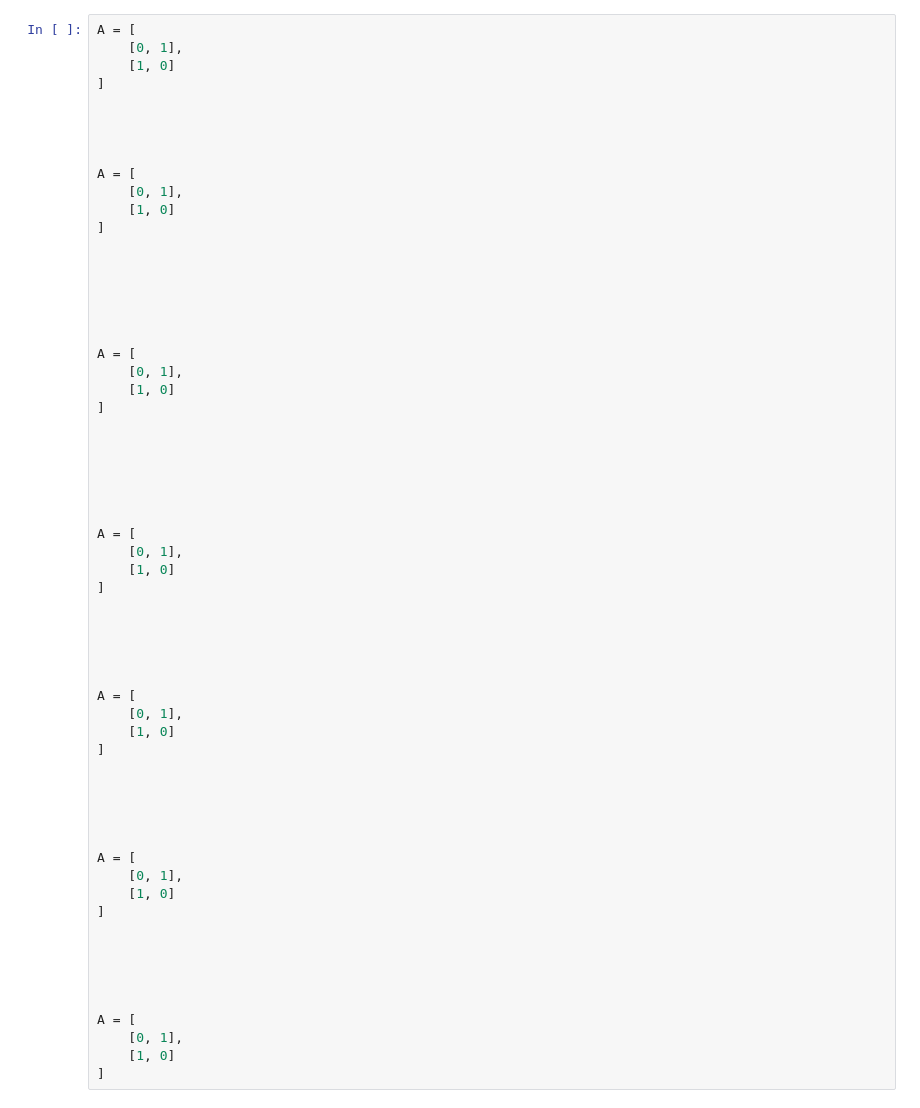
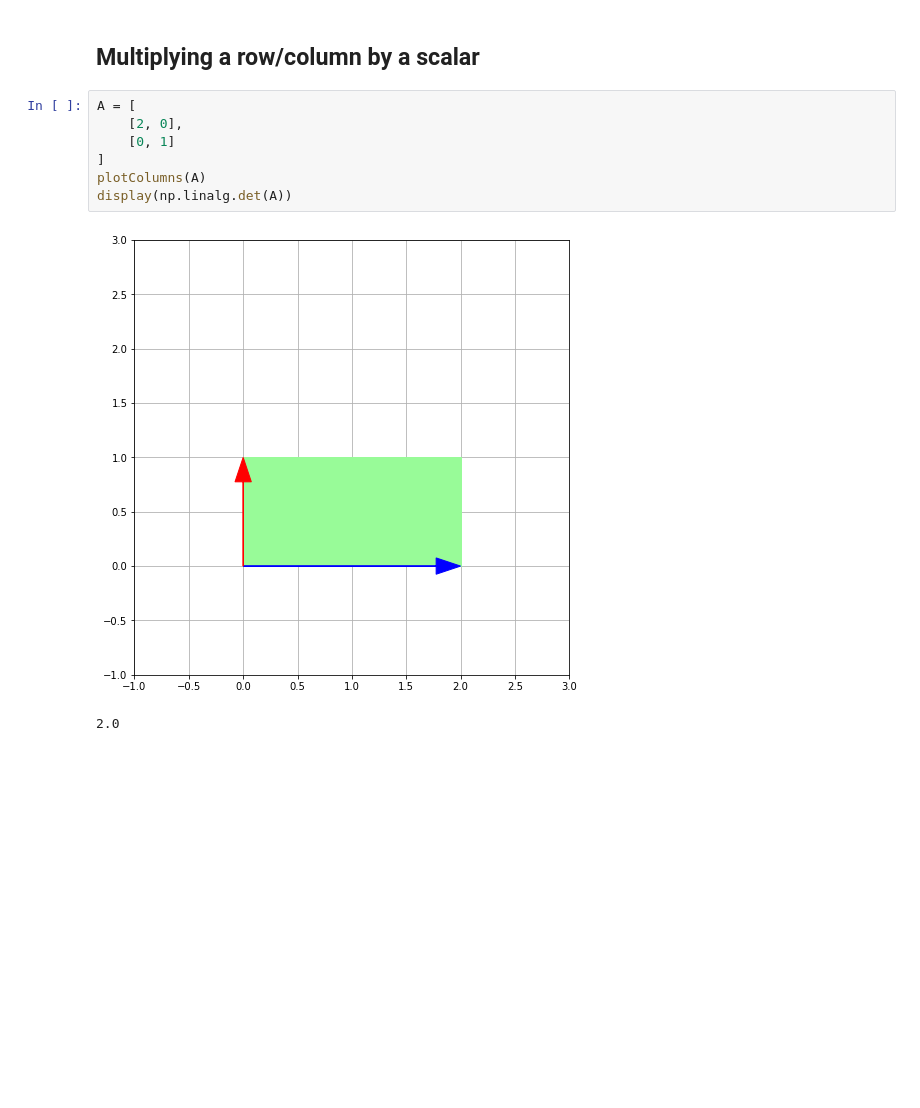
Before and after one commit to mwpb/jupyter-math211, a Jupyter notebook: lecture-2018-09-27/Determinants and image of standard basis vectors.ipynb, the cells around one changed output. Saved outputs shown, nothing was run; the diff lists cells and outputs as text; blank space fills up the shorter version.

```diff
--- a/lecture-2018-09-27/Determinants and image of standard basis vectors.ipynb
+++ b/lecture-2018-09-27/Determinants and image of standard basis vectors.ipynb
@@ -31,61 +31,13 @@ display(np.linalg.det(A))
 1.0
-# %%
-A = [
-    [0, 1],
-    [1, 0]
-]
-
-
-
-
-A = [
-    [0, 1],
-    [1, 0]
-]
-
-
-
-
-
-
-A = [
-    [0, 1],
-    [1, 0]
-]
-
-
-
-
-
-
-A = [
-    [0, 1],
-    [1, 0]
-]
-
-
-
-
-
-A = [
-    [0, 1],
-    [1, 0]
-]
-
-
-
-
-
-A = [
-    [0, 1],
-    [1, 0]
-]
-
-
-
-
-
-A = [
-    [0, 1],
-    [1, 0]
-]
+# %% [markdown]
+## Multiplying a row/column by a scalar
+# %%
+A = [
+    [2, 0],
+    [0, 1]
+]
+plotColumns(A)
+display(np.linalg.det(A))
+# %% [output]
+[figure, added]
+2.0
```
Also changed, not shown: parts of 9 cells of this notebook, 3 other files.
